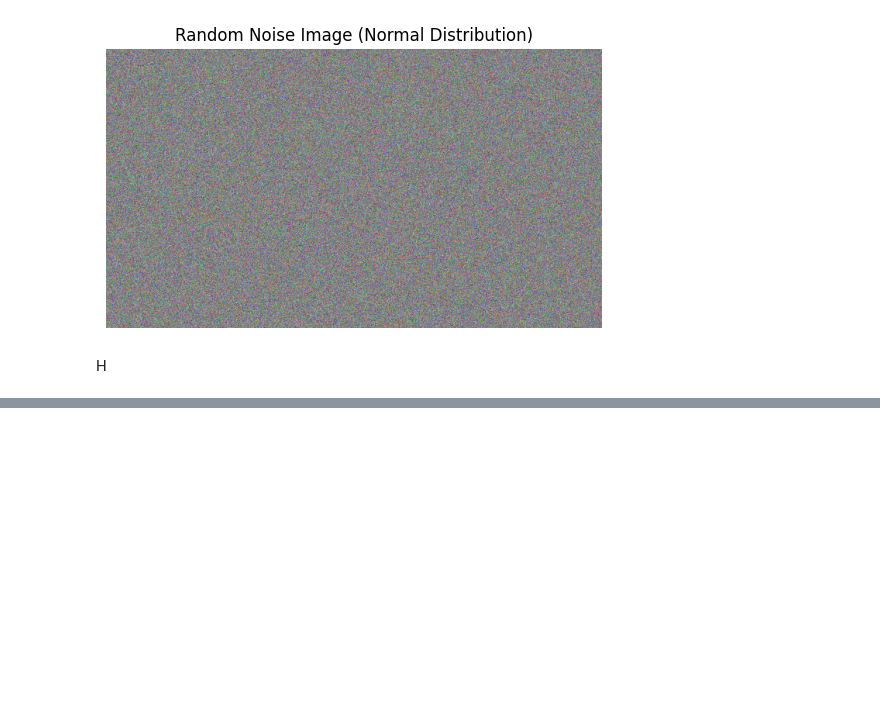
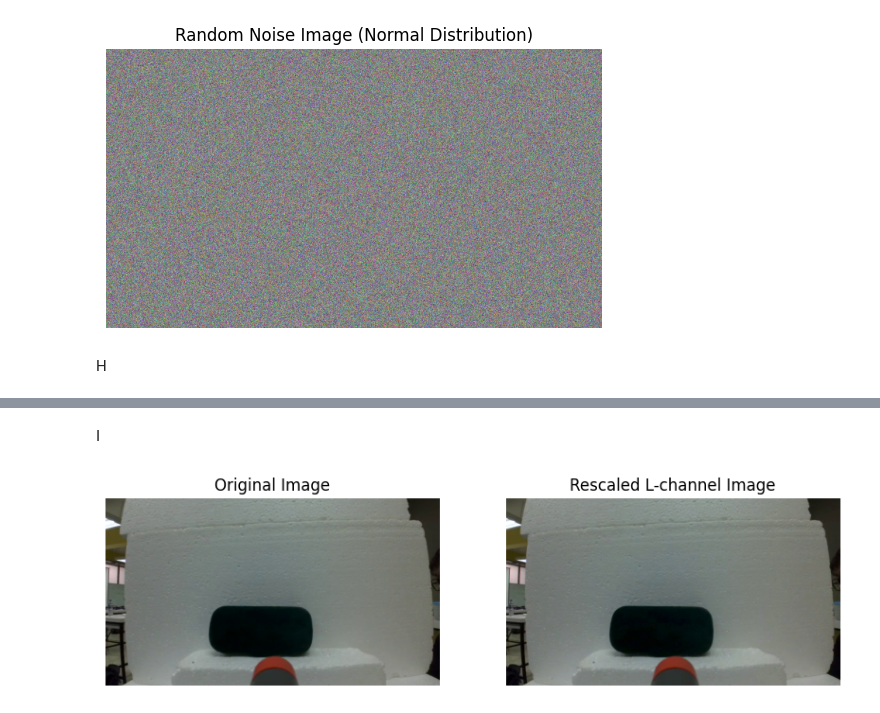
Before and after one commit to Keetasin/Robomaster_Challenge, a Jupyter notebook: mew/Lab04.ipynb, the cells around one changed output, grey strips where cells are left out. Drawn from its saved outputs; the diff is of its cells as text; code cells hidden in the pictures; blank space fills up the shorter version.

```diff
--- a/mew/Lab04.ipynb
+++ b/mew/Lab04.ipynb
@@ -234,0 +237,41 @@ plt.show()
+# %% [markdown]
+I
+# %%
+import cv2
+import numpy as np
+from matplotlib import pyplot as plt
+
+# โหลดภาพและแปลงเป็นพื้นที่สี LAB
+image = cv2.imread('image720p.png')
+lab_image = cv2.cvtColor(image, cv2.COLOR_BGR2Lab)
+
+# แยกช่อง L, A และ B ออกจากภาพ LAB
+L, A, B = cv2.split(lab_image)
+
+# ปรับสเกลช่อง L ให้อยู่ในช่วง [0, 255]
+L_rescaled = cv2.normalize(L, None, 0, 255, cv2.NORM_MINMAX)
+
+# รวมช่อง L ที่ปรับสเกลแล้วกลับเข้ากับช่อง A และ B เดิม
+lab_rescaled = cv2.merge((L_rescaled, A, B))
+
+# แปลงภาพ LAB กลับเป็น BGR (OpenCV ใช้ BGR เป็นค่าเริ่มต้น)
+rescaled_rgb = cv2.cvtColor(lab_rescaled, cv2.COLOR_Lab2BGR)
+
+# แสดงภาพต้นฉบับและภาพที่มีการปรับสเกล L-channel โดยใช้ Matplotlib
+plt.figure(figsize=(10, 5))
+
+# แสดงภาพต้นฉบับ
+plt.subplot(1, 2, 1)
+plt.title("Original Image")
+plt.imshow(cv2.cvtColor(image, cv2.COLOR_BGR2RGB))
+plt.axis('off')
+
+# แสดงภาพที่มีการปรับสเกล L-channel
+plt.subplot(1, 2, 2)
+plt.title("Rescaled L-channel Image")
+plt.imshow(cv2.cvtColor(rescaled_rgb, cv2.COLOR_BGR2RGB))
+plt.axis('off')
+
+plt.show()
+# %% [output]
+[figure, added]
```
Also changed, not shown: parts of 3 cells of this notebook.
